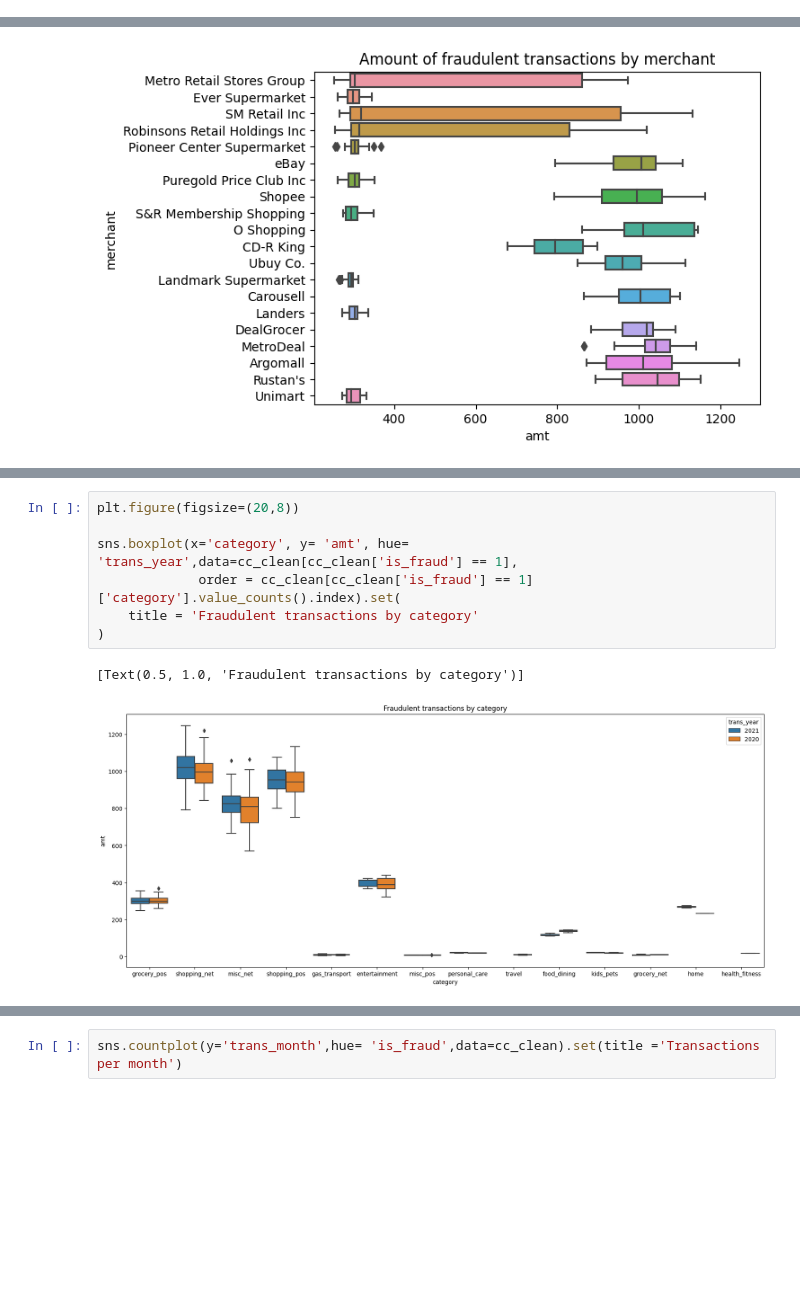
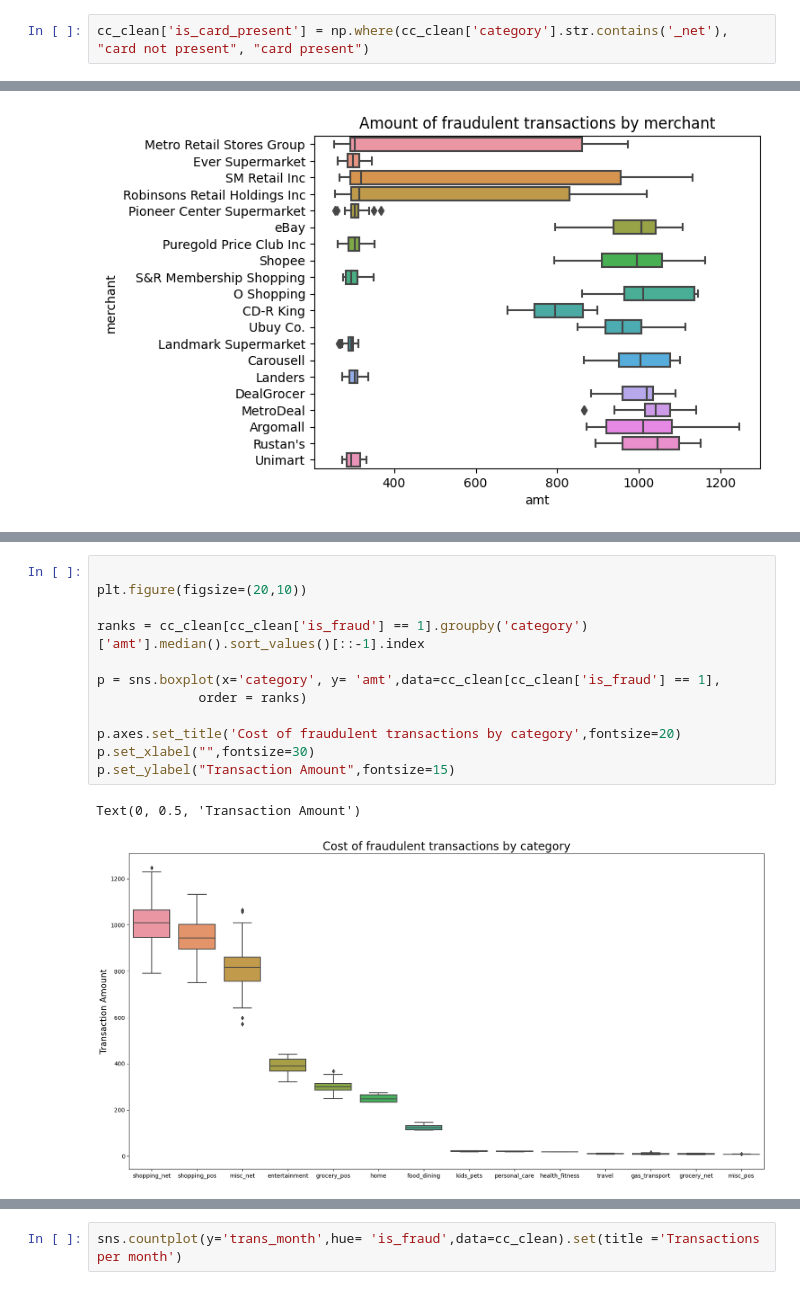
Before and after one commit to kcbioy/dsfc10-sprint3-grp2-constars, a Jupyter notebook: wk1_lab/grp2_sp3wk1_lab_activity.ipynb, the cells around one changed output, grey strips where cells are left out. Saved outputs shown, nothing was run; the diff lists cells and outputs as text; blank space fills up the shorter version.

```diff
--- a/wk1_lab/grp2_sp3wk1_lab_activity.ipynb
+++ b/wk1_lab/grp2_sp3wk1_lab_activity.ipynb
@@ -172,3 +172,5 @@ cc_clean['trans_time']
 99998    10:38:19
 99999    18:36:23
 Name: trans_time, Length: 100000, dtype: object
+# %%
+cc_clean['is_card_present'] = np.where(cc_clean['category'].str.contains('_net'), "card not present", "card present")
@@ -273,10 +309,15 @@ for nm in top_cat:
 # %%
-plt.figure(figsize=(20,8))
 
-sns.boxplot(x='category', y= 'amt', hue= 'trans_year',data=cc_clean[cc_clean['is_fraud'] == 1],
-             order = cc_clean[cc_clean['is_fraud'] == 1]['category'].value_counts().index).set(
-    title = 'Fraudulent transactions by category'
-)
+plt.figure(figsize=(20,10))
+
+ranks = cc_clean[cc_clean['is_fraud'] == 1].groupby('category')['amt'].median().sort_values()[::-1].index
+
+p = sns.boxplot(x='category', y= 'amt',data=cc_clean[cc_clean['is_fraud'] == 1],
+             order = ranks)
+
+p.axes.set_title('Cost of fraudulent transactions by category',fontsize=20)
+p.set_xlabel("",fontsize=30)
+p.set_ylabel("Transaction Amount",fontsize=15)
 # %% [output]
-[Text(0.5, 1.0, 'Fraudulent transactions by category')]
+Text(0, 0.5, 'Transaction Amount')
-[figure, old version]
+[figure, new version]
```
Also changed, not shown: parts of 19 cells of this notebook, 1 other file.
